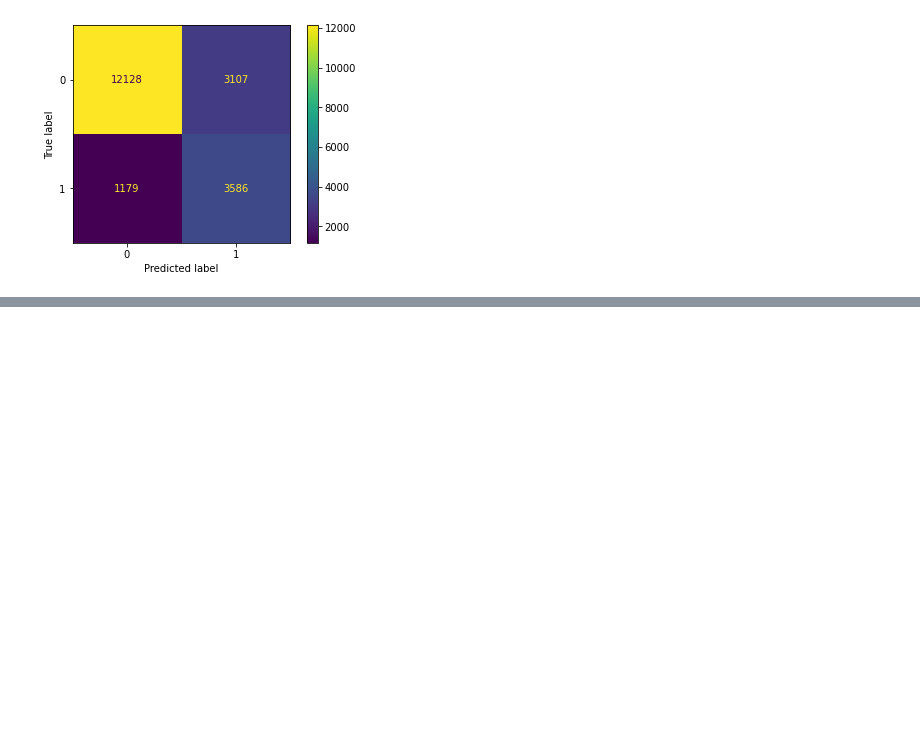
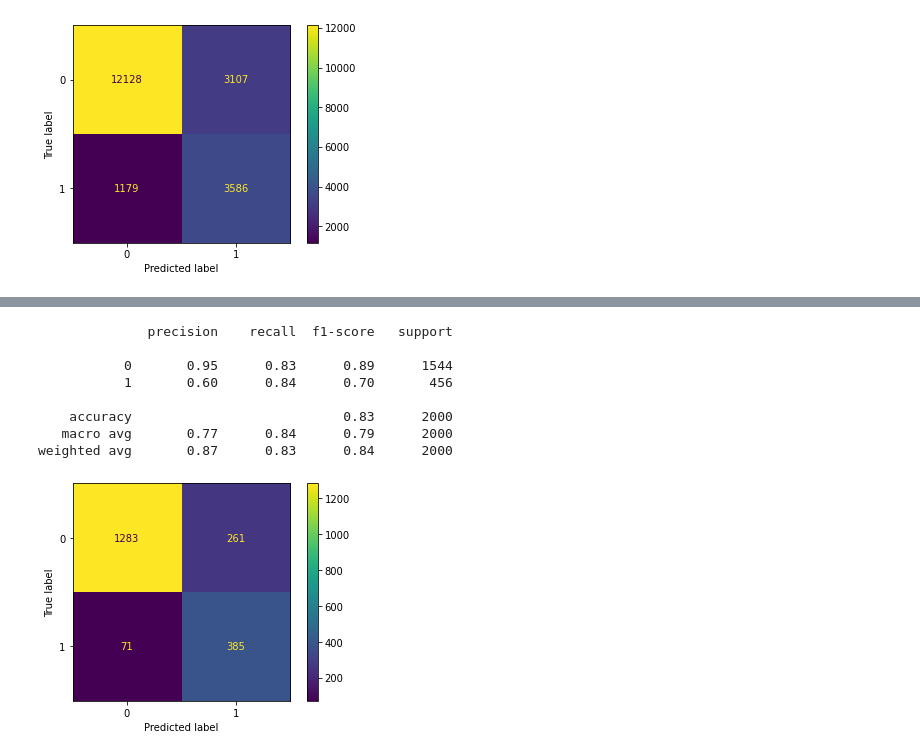
Before and after one commit to SyedMunazzir90/Synthetic-Data-Generator, a Jupyter notebook: Synthetic_Data_Generator_SDV_GAN.ipynb, the cells around one changed output, grey strips where cells are left out. Saved outputs shown, nothing was run; the diff lists cells and outputs as text; code cells hidden in the pictures; blank space fills up the shorter version.

Commit message:
New code on original data

```diff
--- a/Synthetic_Data_Generator_SDV_GAN.ipynb
+++ b/Synthetic_Data_Generator_SDV_GAN.ipynb
@@ -235,0 +238,3 @@ weighted avg       0.82      0.79      0.80     20000
+# %%
+real_data = pd.read_csv('adult.csv')
+real_data.head()
@@ -235,0 +248,2 @@ weighted avg       0.82      0.79      0.80     20000
+# %%
+real_data_subset = real_data.iloc[:10000]
@@ -235,0 +262,6 @@ weighted avg       0.82      0.79      0.80     20000
+# %%
+le = preprocessing.LabelEncoder()
+for i in ['workclass','education','marital-status','occupation','relationship','race','gender','native-country','income']:
+    real_data_subset[i] = le.fit_transform(real_data_subset[i].astype(str))
+
+real_data_subset.head()
@@ -235,0 +275,27 @@ weighted avg       0.82      0.79      0.80     20000
+# %%
+scaler = StandardScaler()
+
+X = scaler.fit_transform(real_data_subset.drop('income', 1))
+y = real_data_subset['income'].values
+
+X_train, X_test, y_train, y_test = train_test_split(X, y, test_size=0.2)
+# %%
+lgb_1 = lgb.LGBMClassifier(class_weight='balanced')
+lgb_1.fit(X_train, y_train)
+
+y_pred = lgb_1.predict(X_test)
+
+# evaluation
+print(classification_report(y_test, y_pred))
+plot_confusion_matrix(lgb_1, X_test, y_test)
+plt.show()
+# %% [output]
+              precision    recall  f1-score   support
+
+           0       0.95      0.83      0.89      1544
+           1       0.60      0.84      0.70       456
+
+    accuracy                           0.83      2000
+   macro avg       0.77      0.84      0.79      2000
+weighted avg       0.87      0.83      0.84      2000
+[figure, added]
```
Also changed, not shown: parts of 7 cells of this notebook.
